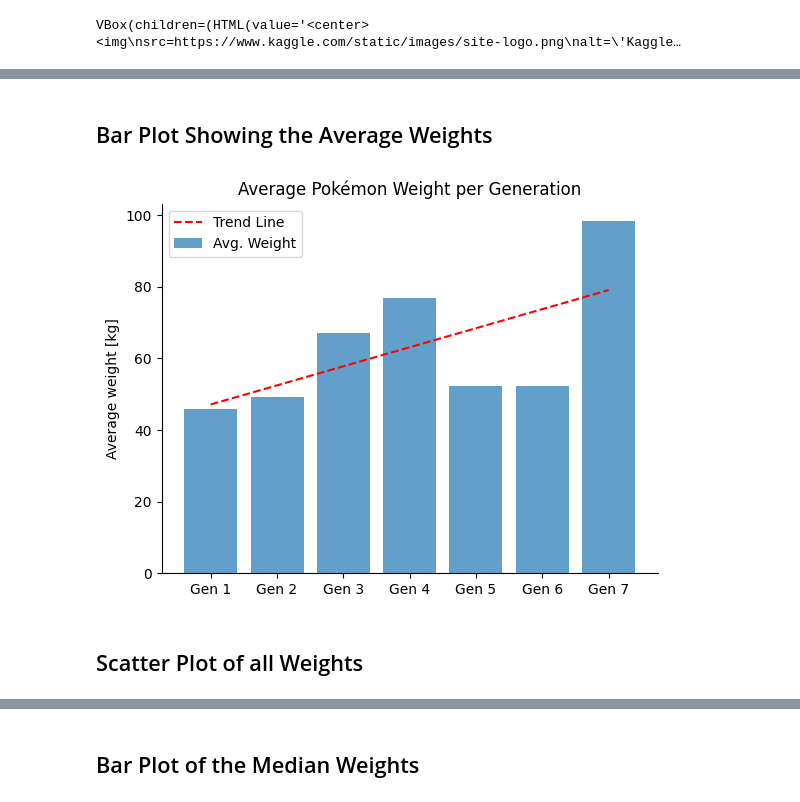
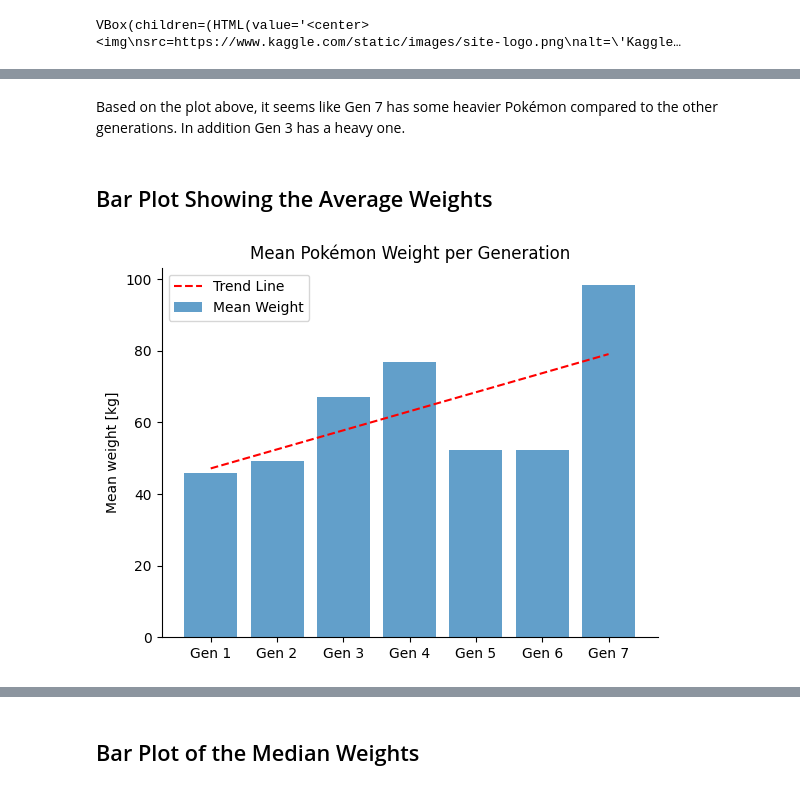
Before and after one commit to ylvao/HEL-8048, a Jupyter notebook: exam.ipynb, the cells around one changed output, grey strips where cells are left out. Cells and saved outputs as stored; diff of their text form; code cells hidden in the pictures.

```diff
--- a/exam.ipynb
+++ b/exam.ipynb
@@ -32,0 +38,15 @@ with open(dataset_path, newline='') as data:
+# %%
+for i in range(1, 8):
+    plt.scatter([f'Gen {i}' for j in range(len(gen_weights[str(i)]))], gen_weights[str(i)], color="purple", alpha=0.2)
+
+
+# Some custumization
+ax = plt.gca()
+ax.spines['top'].set_visible(False)
+ax.spines['right'].set_visible(False)
+
+plt.ylabel("Weight [kg]")
+plt.title("Pokémon Weights per Generation")
+
+# plt.legend()
+plt.show()
@@ -33,41 +55,56 @@ with open(dataset_path, newline='') as data:
+# %% [markdown]
+Based on the plot above, it seems like Gen 7 has some heavier Pokémon compared to the other generations. In addition Gen 3 has a heavy one.
 # %% [markdown]
 ## Bar Plot Showing the Average Weights
 # %%
 # Function to compute mean
 def find_mean(lst):
-    return sum(lst) / len(lst)
+    if len(lst) != 0:
+        return sum(lst) / len(lst)
+    else:
+        return 0
 
-# Compute mean weights og the different generations
+# Function to compute standard deviation
+def find_stdev(lst):
+    if len(lst) != 0:
+        mean = find_mean(lst)
+        variance = sum((x - mean) ** 2 for x in lst) / len(lst)
+        return np.sqrt(variance)
+    else:
+        return 0
+
+# Compute mean weights and standars deviations of the different generations
 x_vals = np.arange(1, 8)
-means = [find_mean(gen_weights[str(i)]) for i in range(1, 8)]
+means  = [find_mean(gen_weights[str(i)]) for i in range(1, 8)]
+stdevs   = [find_stdev(gen_weights[str(i)]) for i in range(1, 8)]
 
 # Fit a linear trend line
 coeffs = np.polyfit(x_vals, means, 1)  # Find a fitting linear polynomial and return the coefficients
 trend_line = np.poly1d(coeffs)  # Create the polynomial function
 
 # Create x and y values for the plotting of the trend line
 x_trend = np.linspace(1, 7, 100)
 y_trend = trend_line(x_trend)
 
 # Plot trend line
 plt.plot(x_trend, y_trend, color='red', linestyle='--', label="Trend Line")
 
 # Create bar plot of the avg. weights
-plt.bar(x_vals, means, tick_label=[f'Gen {i}' for i in range(1, 8)], alpha=0.7, label="Avg. Weight")
+plt.bar(x_vals, means, tick_label=[f'Gen {i}' for i in range(1, 8)], alpha=0.7, label="Mean Weight")
+
+# Plot errorbars using the standard deviation
+# plt.errorbar(x_vals, means, yerr=stdevs, fmt='o', capsize=5, capthick=2, elinewidth=1, color="gray", label="Standard deviation")
 
 # Labels and title
-plt.ylabel("Average weight [kg]")
-# plt.xlabel("Different generations")
-plt.title("Average Pokémon Weight per Generation")
+plt.ylabel("Mean weight [kg]")
+plt.title("Mean Pokémon Weight per Generation")
 
 # Some custumization
 ax = plt.gca()
 ax.spines['top'].set_visible(False)
 ax.spines['right'].set_visible(False)
 
 plt.legend()
 plt.show()
 # %% [output]
-[figure, old version]
+[figure, new version]
-# %% [markdown]
-## Scatter Plot of all Weights
```
Also changed, not shown: parts of 15 cells of this notebook.
